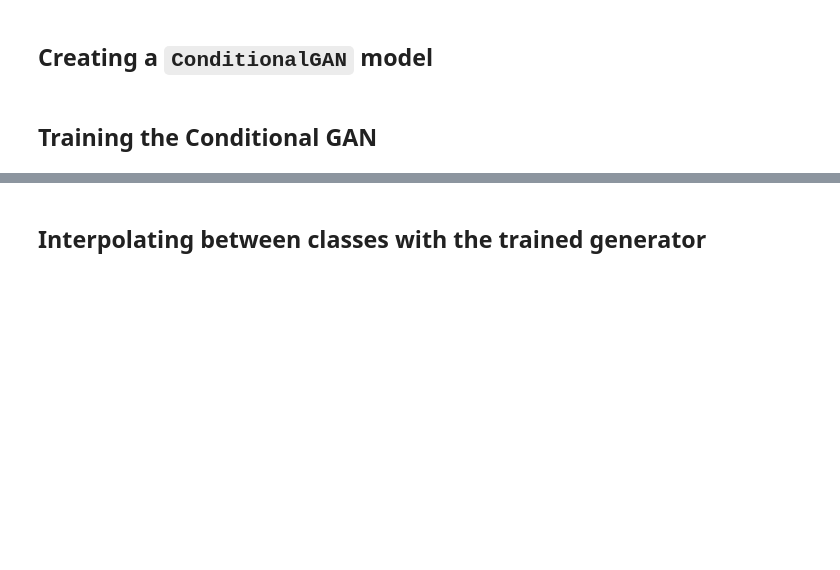
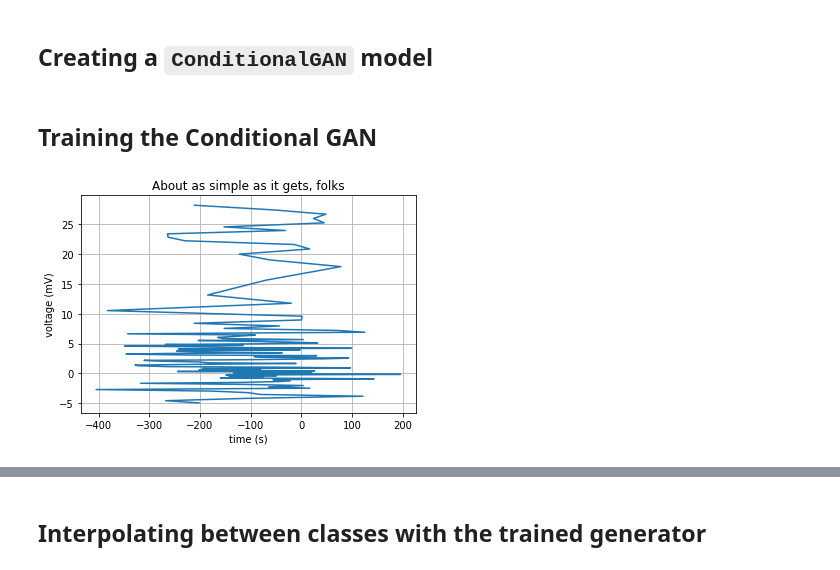
Before and after one commit to seismosmsr/machine_learning, a Jupyter notebook: conditional_gan.ipynb, the cells around one changed output, grey strips where cells are left out. Cells and saved outputs as stored; diff of their text form; code cells hidden in the pictures; blank space fills up the shorter version.

```diff
--- a/conditional_gan.ipynb
+++ b/conditional_gan.ipynb
@@ -245,7 +245,7 @@ discriminator = keras.Sequential(
         layers.Flatten(),
         layers.Dense(1024, activation='relu'),
 
-        layers.Dense(1,activation = 'sigmoid'),
+        layers.Dense(1),
     ],
     name="discriminator",)
 
@@ -272,6 +272,7 @@ generator = keras.Sequential(
         layers.Flatten(),
         layers.Dense(512, activation='relu'),
 
+        # layers.Dense(num_classes),
         layers.Dense(num_classes,  activation="linear"),
     ],
     name="generator",)
@@ -319,7 +320,7 @@ class ConditionalGAN(keras.Model):
         random_vector_pixels = tf.concat(
             [random_latent_vectors, real_pixels], axis=1
         )
-        # print(random_vector_pixels[0])
+
         # Decode the noise (guided by labels) to fake images.
         generated_labels = self.generator(random_vector_pixels)
 
@@ -328,12 +329,12 @@ class ConditionalGAN(keras.Model):
         fake_pixel_and_labels = tf.concat([generated_labels, real_pixels], -1)
         real_pixel_and_labels = tf.concat([real_labels, real_pixels], -1)
         combined_images = tf.concat(
-            [fake_pixel_and_labels, real_pixel_and_labels], axis=0
+            [real_pixel_and_labels,fake_pixel_and_labels], axis=0
         )
 
         # Assemble labels discriminating real from fake images.
         labels = tf.concat(
-            [tf.ones((batch_size, 1)), tf.zeros((batch_size, 1))], axis=0
+            [tf.zeros((batch_size, 1)),tf.ones((batch_size, 1))], axis=0
         )
 
         # Train the discriminator.
@@ -382,4 +383,33 @@ cond_gan.compile(
     g_optimizer=keras.optimizers.Adam(learning_rate=0.0003),
     loss_fn=keras.losses.BinaryCrossentropy(from_logits=True),
 )
+# %%
+# We first extract the trained generator from our Conditiona GAN.
+trained_gen = cond_gan.generator
+(real_labels, real_pixels) = generate_real_samples(batch_size,filename = '/content/sample_test.csv')
+
+random_latent_vectors = tf.random.normal(shape=(batch_size, latent_dim))
+# print(random_latent_vectors[0])
+random_vector_pixels = tf.concat(
+    [random_latent_vectors, real_pixels], axis=1
+)
+# print(real_labels[1])
+
+generated_waveform = trained_gen(random_vector_pixels)
+
+# print(generated_waveform[1])
+import matplotlib.pyplot as plt
+import numpy as np
+
+fig, ax = plt.subplots()
+ax.plot(generated_waveform[1], real_labels[1])
+
+ax.set(xlabel='time (s)', ylabel='voltage (mV)',
+       title='About as simple as it gets, folks')
+ax.grid()
+
+# fig.savefig("test.png")
+plt.show()
+# %% [output]
+[figure, added]
 # %%
```
Also changed, not shown: parts of 24 cells of this notebook.
